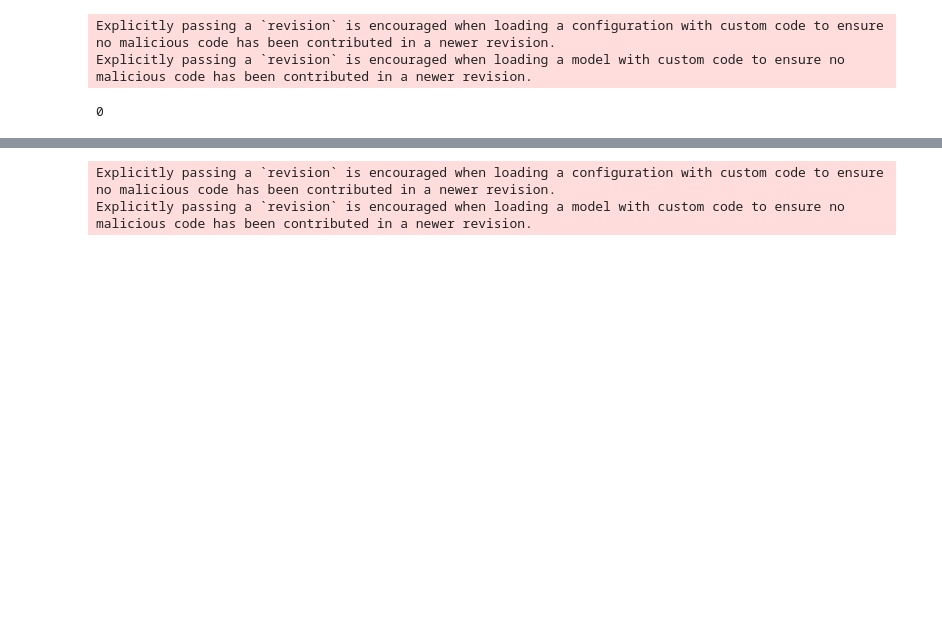
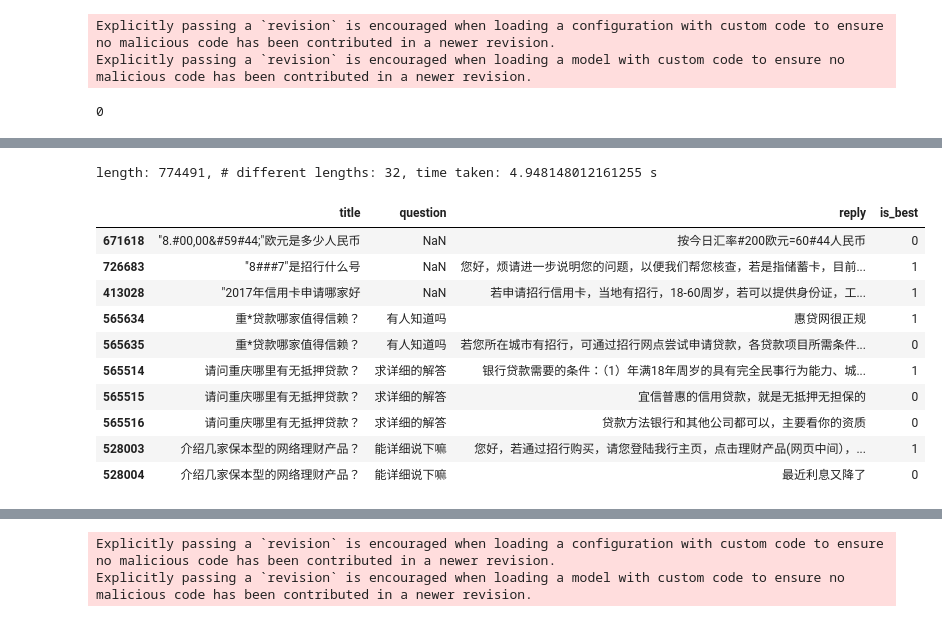
Before and after one commit to sunzeyeah/RLHF, a Jupyter notebook: src/notebook/rlhf.ipynb, the cells around one changed output, grey strips where cells are left out. Drawn from its saved outputs; the diff is of its cells as text; code cells hidden in the pictures; blank space fills up the shorter version.

```diff
--- a/src/notebook/rlhf.ipynb
+++ b/src/notebook/rlhf.ipynb
@@ -63,0 +224,54 @@ Explicitly passing a `revision` is encouraged when loading a model with custom c
+# %%
+# yf_amazon
+t1 = time.time()
+f = "/Users/zeyesun/Documents/Data/raw/yf_amazon"
+l2 = []
+nexts = dict()
+with open(f, "r", encoding="utf-8") as r:
+    while True:
+        line = r.readline()
+        if not line:
+            break
+        line = line.strip("\n")
+        idx = len(line) // 2
+        prompt = line[:idx]
+        answer = line[idx+1:]
+        answers = [(answer, 1)]
+#         answers = [(k.replace(" ", ""), int(v)) for (k, v) in sorted(item['comments'], key=lambda x: (int(x[1]), len(x[0])), reverse=True)]
+        l2.append({"prompt": f"上联：{prompt}{tokenizer.sep_token}下联：", "answers": answers})
+        length = len(answer)
+        if length not in nexts:
+            nexts[length] = list()
+        nexts[length].append(answer)
+t2 = time.time()
+print(f"length: {len(l2)}, # different lengths: {len(nexts)}, time taken: {t2-t1} s")
+for i, l in enumerate(l2):
+    answer = l['answers'][0]
+    length = len(answer[0])
+    nexts_tmp = copy.deepcopy(nexts[length])
+    nexts_tmp.remove(answer[0])
+    false_answers_1 = [(fa, 0) for fa in random.sample(nexts_tmp, 2)]
+    keys = set(nexts.keys())
+    keys.remove(length)
+    false_answers_2 = [(random.choice(nexts[key]), -1) for key in random.sample(keys, 2)]
+    answers = [answer] + false_answers_1 + false_answers_2
+    l['answers'] = sorted(answers, key=lambda x: x[1], reverse=True)
+    if i % 1000 == 0:
+        print(f"{i} samples processed, time taken: {time.time()-t2} s")
+print(f"length: {len(l2)}, time taken: {time.time()-t2} s")
+# %% [output]
+length: 774491, # different lengths: 32, time taken: 4.948148012161255 s
+# %%
+df.tail(10)
+# %% [output]
+|  | title | question | reply | is_best |
+| 671618 | "8.#00,00&#59#44;"欧元是多少人民币 | NaN | 按今日汇率#200欧元=60#44人民币 | 0 |
+| 726683 | "8###7"是招行什么号 | NaN | 您好，烦请进一步说明您的问题，以便我们帮您核查，若是指储蓄卡，目前... | 1 |
+| 413028 | "2017年信用卡申请哪家好 | NaN | 若申请招行信用卡，当地有招行，18-60周岁，若可以提供身份证，工... | 1 |
+| 565634 | 重*贷款哪家值得信赖？ | 有人知道吗 | 惠贷网很正规 | 1 |
+| 565635 | 重*贷款哪家值得信赖？ | 有人知道吗 | 若您所在城市有招行，可通过招行网点尝试申请贷款，各贷款项目所需条件... | 0 |
+| 565514 | 请问重庆哪里有无抵押贷款？ | 求详细的解答 | 银行贷款需要的条件：（1）年满18年周岁的具有完全民事行为能力、城... | 1 |
+| 565515 | 请问重庆哪里有无抵押贷款？ | 求详细的解答 | 宜信普惠的信用贷款，就是无抵押无担保的 | 0 |
+| 565516 | 请问重庆哪里有无抵押贷款？ | 求详细的解答 | 贷款方法银行和其他公司都可以，主要看你的资质 | 0 |
+| 528003 | 介绍几家保本型的网络理财产品？ | 能详细说下嘛 | 您好，若通过招行购买，请您登陆我行主页，点击理财产品(网页中间），... | 1 |
+| 528004 | 介绍几家保本型的网络理财产品？ | 能详细说下嘛 | 最近利息又降了 | 0 |
```
Also changed, not shown: parts of 21 cells of this notebook.
